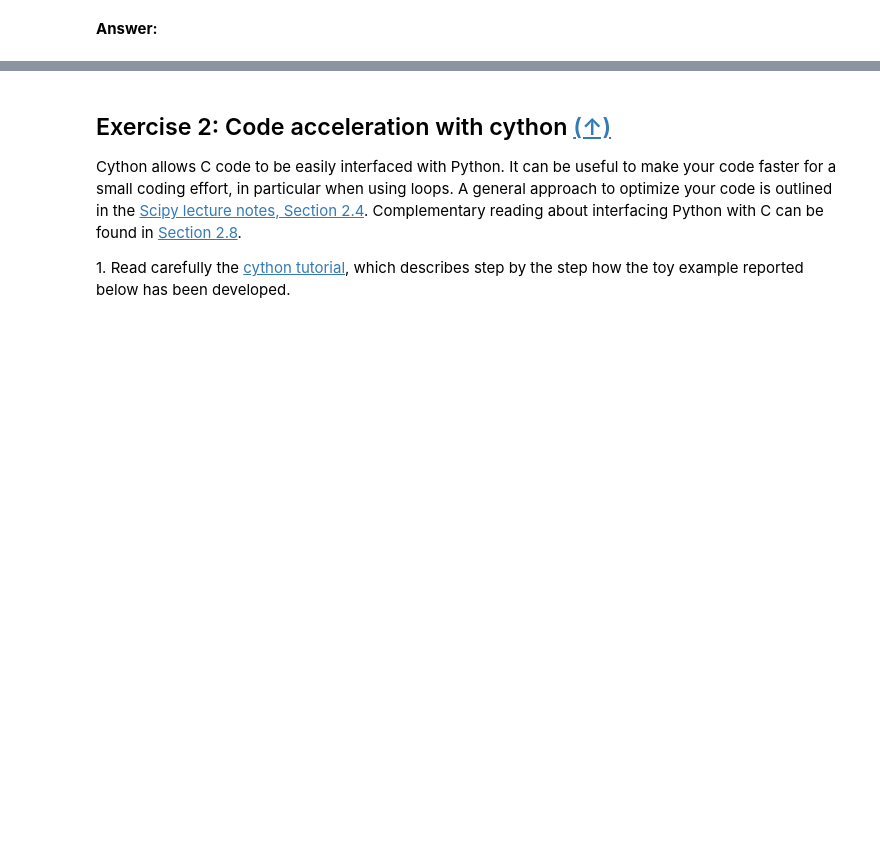
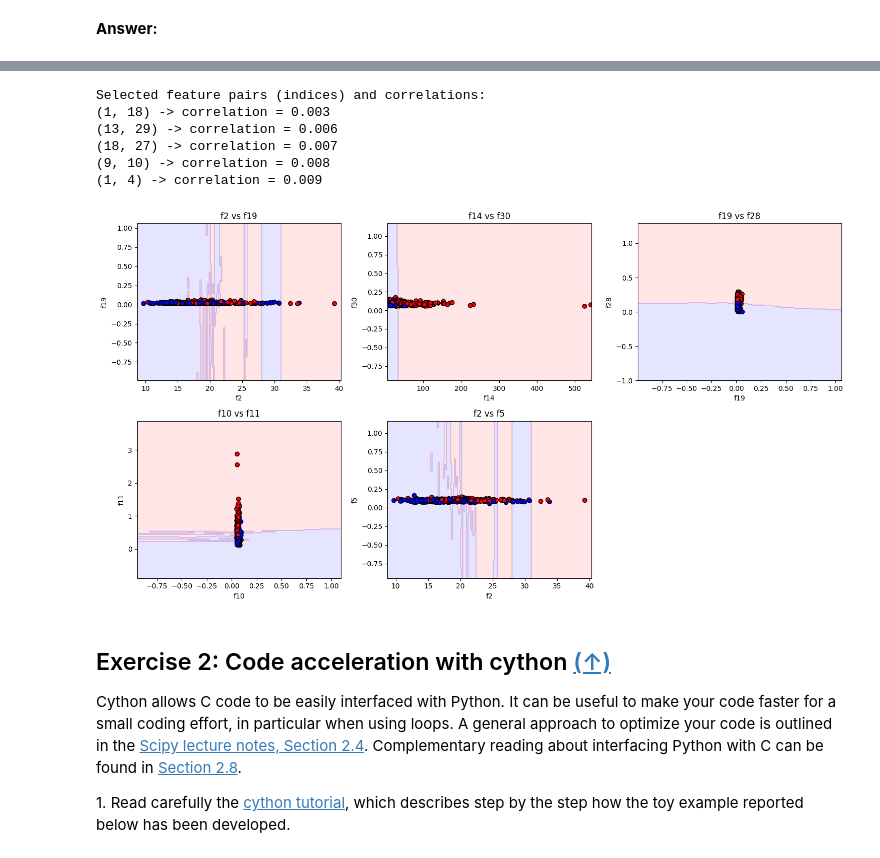
Before and after one commit to farahamorri/python_sdia, a Jupyter notebook: Labs/Lab4/lab4.ipynb, the cells around one changed output, grey strips where cells are left out. Cells and saved outputs as stored; diff of their text form; code cells hidden in the pictures; blank space fills up the shorter version.

```diff
--- a/Labs/Lab4/lab4.ipynb
+++ b/Labs/Lab4/lab4.ipynb
@@ -241,3 +358,77 @@ print(error_rate_sk)
+# %%
+#VISUALISATION
+
+X_features = X_train[:, 1:]
+n_features = X_features.shape[1]
+
+#Correlation Matrix
+cov_matrix = np.cov(X_features, rowvar=False)
+std_dev = np.sqrt(np.diag(cov_matrix))
+corr_matrix = cov_matrix / np.outer(std_dev, std_dev)
+np.fill_diagonal(corr_matrix, 0)
+
+#Selecte 5 least correlated features
+pairs = []
+for i in range(n_features):
+    for j in range(i+1, n_features):
+        pairs.append((i, j, abs(corr_matrix[i, j])))
+
+pairs_sorted = sorted(pairs, key=lambda x: x[2])
+selected_pairs = pairs_sorted[:5]
+print("Selected feature pairs (indices) and correlations:")
+for i, j, corr in selected_pairs:
+    print(f"({i}, {j}) -> correlation = {corr:.3f}")
+
+#Plots
+n_pairs = len(selected_pairs)
+n_cols = 3
+n_rows = int(np.ceil(n_pairs / n_cols))
+
+fig, axes = plt.subplots(n_rows, n_cols, figsize=(5*n_cols, 4*n_rows))
+axes = axes.flatten()  # flatten in case we have only 1 row
+
+cmap_light = ListedColormap(['#FFAAAA', '#AAAAFF'])
+cmap_bold = ListedColormap(['#FF0000', '#0000FF'])
+
+for idx, (i, j, _) in enumerate(selected_pairs):
+    ax = axes[idx]
+    X_pair = X_features[:, [i, j]]
+    feature_names = [f"f{i+1}", f"f{j+1}"]
+
+    # Train KNN on this pair
+    knn_pair = KNeighborsClassifier(n_neighbors=5)
+    knn_pair.fit(X_pair, y_train[:,1])
+
+    # Meshgrid
+    x_min, x_max = X_pair[:, 0].min() - 1, X_pair[:, 0].max() + 1
+    y_min, y_max = X_pair[:, 1].min() - 1, X_pair[:, 1].max() + 1
+    xx, yy = np.meshgrid(np.linspace(x_min, x_max, 200),
+                         np.linspace(y_min, y_max, 200))
+
+    Z = knn_pair.predict(np.c_[xx.ravel(), yy.ravel()])
+    Z = Z.reshape(xx.shape)
+
+    # Plot
+    ax.contourf(xx, yy, Z, alpha=0.3, cmap=cmap_light)
+    scatter = ax.scatter(X_pair[:,0], X_pair[:,1], c=y_train[:,1], edgecolor='k', cmap=cmap_bold)
+    ax.set_xlabel(feature_names[0])
+    ax.set_ylabel(feature_names[1])
+    ax.set_title(f"{feature_names[0]} vs {feature_names[1]}")
+
+# Hide any unused subplots
+for idx in range(n_pairs, len(axes)):
+    fig.delaxes(axes[idx])
+
+plt.tight_layout()
+plt.show()
+# %% [output]
+Selected feature pairs (indices) and correlations:
+(1, 18) -> correlation = 0.003
+(13, 29) -> correlation = 0.006
+(18, 27) -> correlation = 0.007
+(9, 10) -> correlation = 0.008
+(1, 4) -> correlation = 0.009
+[figure, added]
 # %% [markdown]
 ## <a name="ex2">Exercise 2: Code acceleration with cython</a> [(&#8593;)](#content)
 
```
Also changed, not shown: parts of 12 cells of this notebook, 1 other file.
